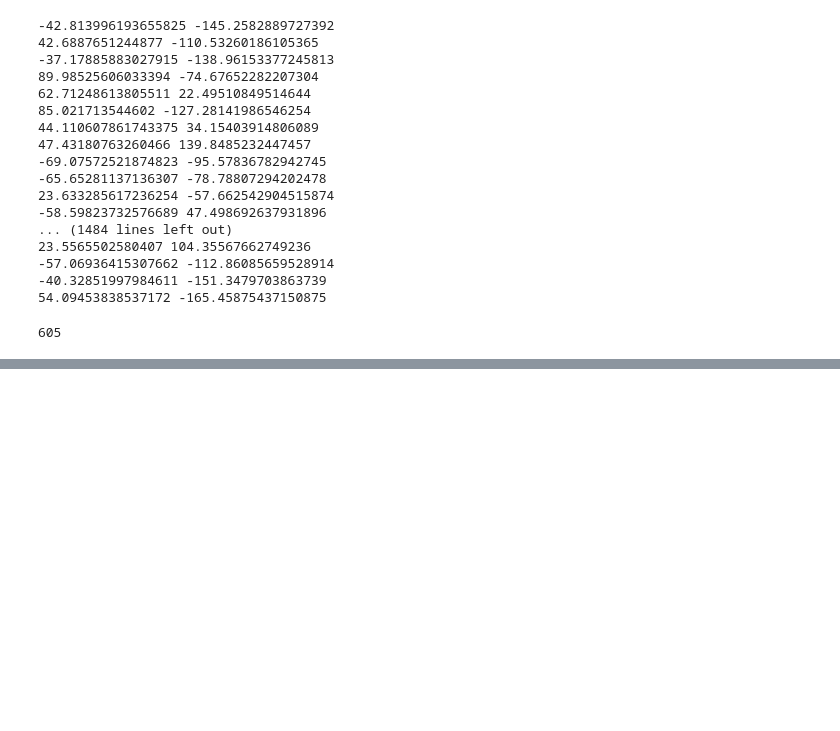
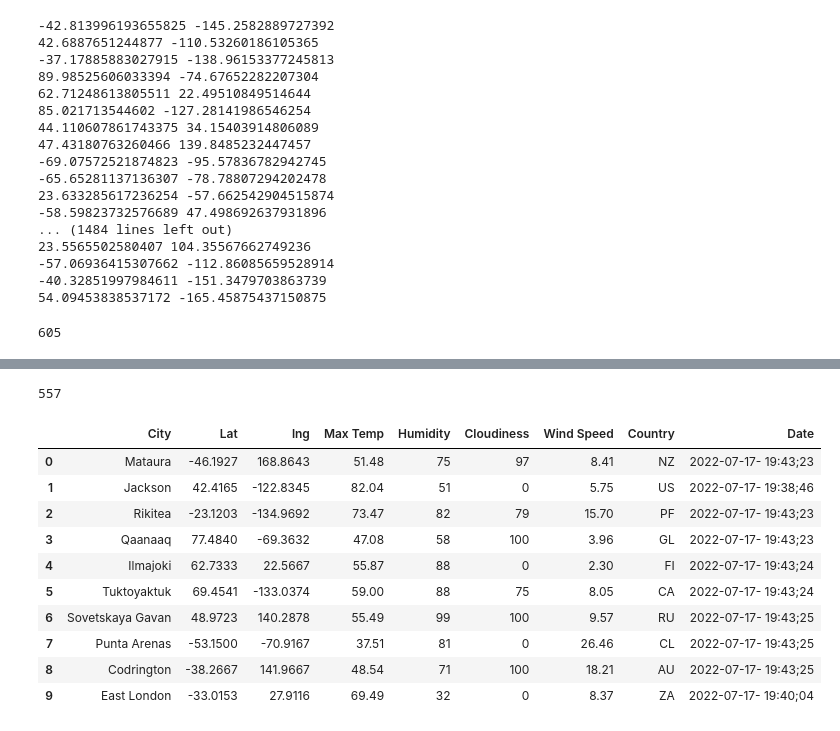
Before and after one commit to abidor13/World_Weather_Analysis, a Jupyter notebook: WeatherPy.ipynb, the cells around one changed output, grey strips where cells are left out. Saved outputs shown, nothing was run; the diff lists cells and outputs as text; code cells hidden in the pictures; blank space fills up the shorter version.

Commit message:
modifying gitignore and WeatherPy to github

```diff
--- a/WeatherPy.ipynb
+++ b/WeatherPy.ipynb
@@ -61,3 +61,17 @@ for coordinate in coordinates:
 len(cities)
 # %% [output]
 605
+# %%
+# Import the requests library:
+
+import requests
+
+# Import the API key
+from config import weather_api_key
+url = "http://api.openweathermap.org/data/2.5/weather?units=Imperial&APPID=" + weather_api_key
+
+
+# Import the time library and datetima module
+
+import time
+from datetime import datetime
@@ -63,0 +171,21 @@ len(cities)
+# %%
+len(city_data)
+# %% [output]
+557
+# %%
+# Convert the array of dictionaries to a Pandas DataFrame.
+
+city_data_df = pd.DataFrame(city_data)
+city_data_df.head(10)
+# %% [output]
+|  | City | Lat | lng | Max Temp | Humidity | Cloudiness | Wind Speed | Country | Date |
+| 0 | Mataura | -46.1927 | 168.8643 | 51.48 | 75 | 97 | 8.41 | NZ | 2022-07-17- 19:43;23 |
+| 1 | Jackson | 42.4165 | -122.8345 | 82.04 | 51 | 0 | 5.75 | US | 2022-07-17- 19:38;46 |
+| 2 | Rikitea | -23.1203 | -134.9692 | 73.47 | 82 | 79 | 15.70 | PF | 2022-07-17- 19:43;23 |
+| 3 | Qaanaaq | 77.4840 | -69.3632 | 47.08 | 58 | 100 | 3.96 | GL | 2022-07-17- 19:43;23 |
+| 4 | Ilmajoki | 62.7333 | 22.5667 | 55.87 | 88 | 0 | 2.30 | FI | 2022-07-17- 19:43;24 |
+| 5 | Tuktoyaktuk | 69.4541 | -133.0374 | 59.00 | 88 | 75 | 8.05 | CA | 2022-07-17- 19:43;24 |
+| 6 | Sovetskaya Gavan | 48.9723 | 140.2878 | 55.49 | 99 | 100 | 9.57 | RU | 2022-07-17- 19:43;25 |
+| 7 | Punta Arenas | -53.1500 | -70.9167 | 37.51 | 81 | 0 | 26.46 | CL | 2022-07-17- 19:43;25 |
+| 8 | Codrington | -38.2667 | 141.9667 | 48.54 | 71 | 100 | 18.21 | AU | 2022-07-17- 19:43;25 |
+| 9 | East London | -33.0153 | 27.9116 | 69.49 | 32 | 0 | 8.37 | ZA | 2022-07-17- 19:40;04 |
```
Also changed, not shown: parts of 5 cells of this notebook, 4 other files.
